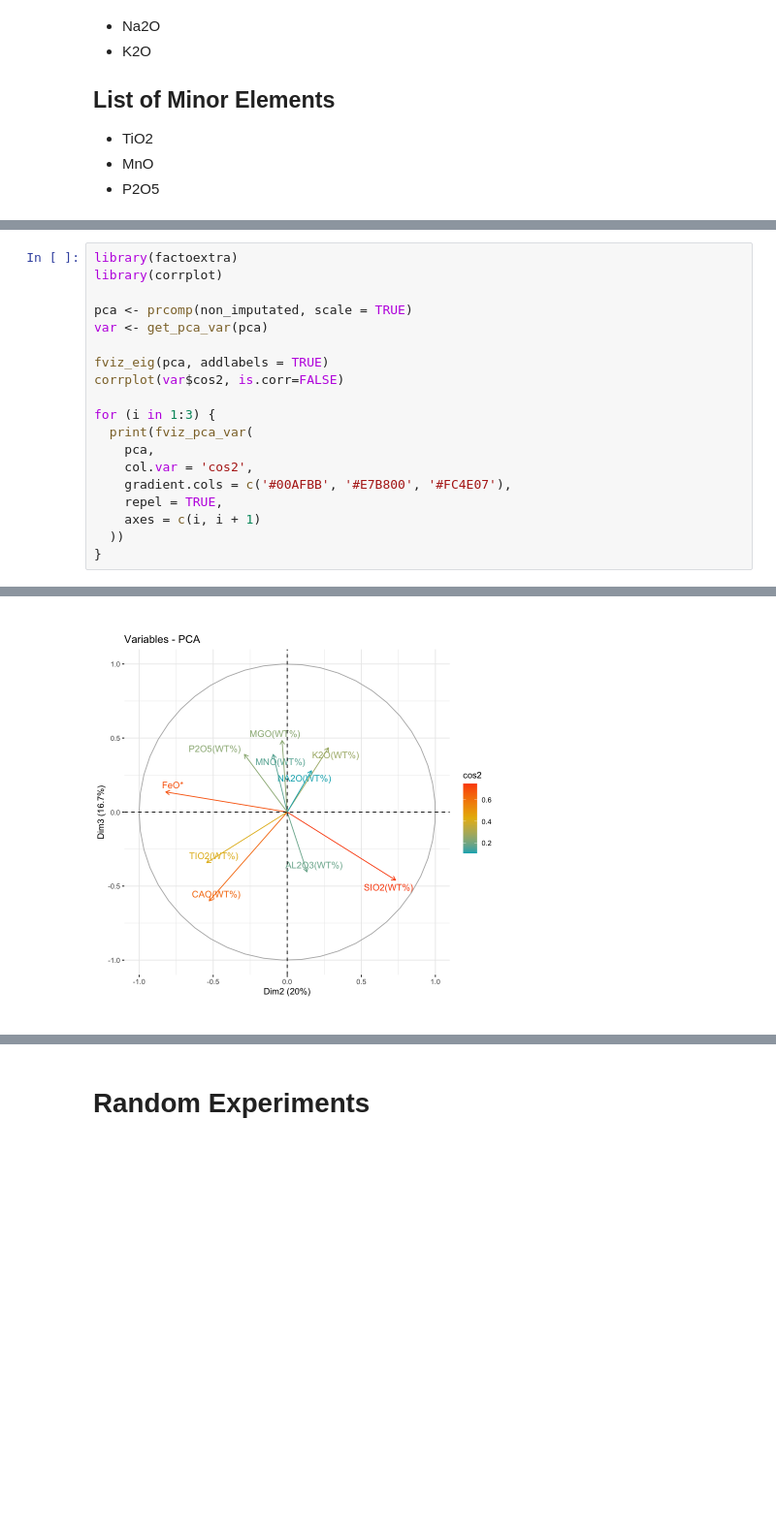
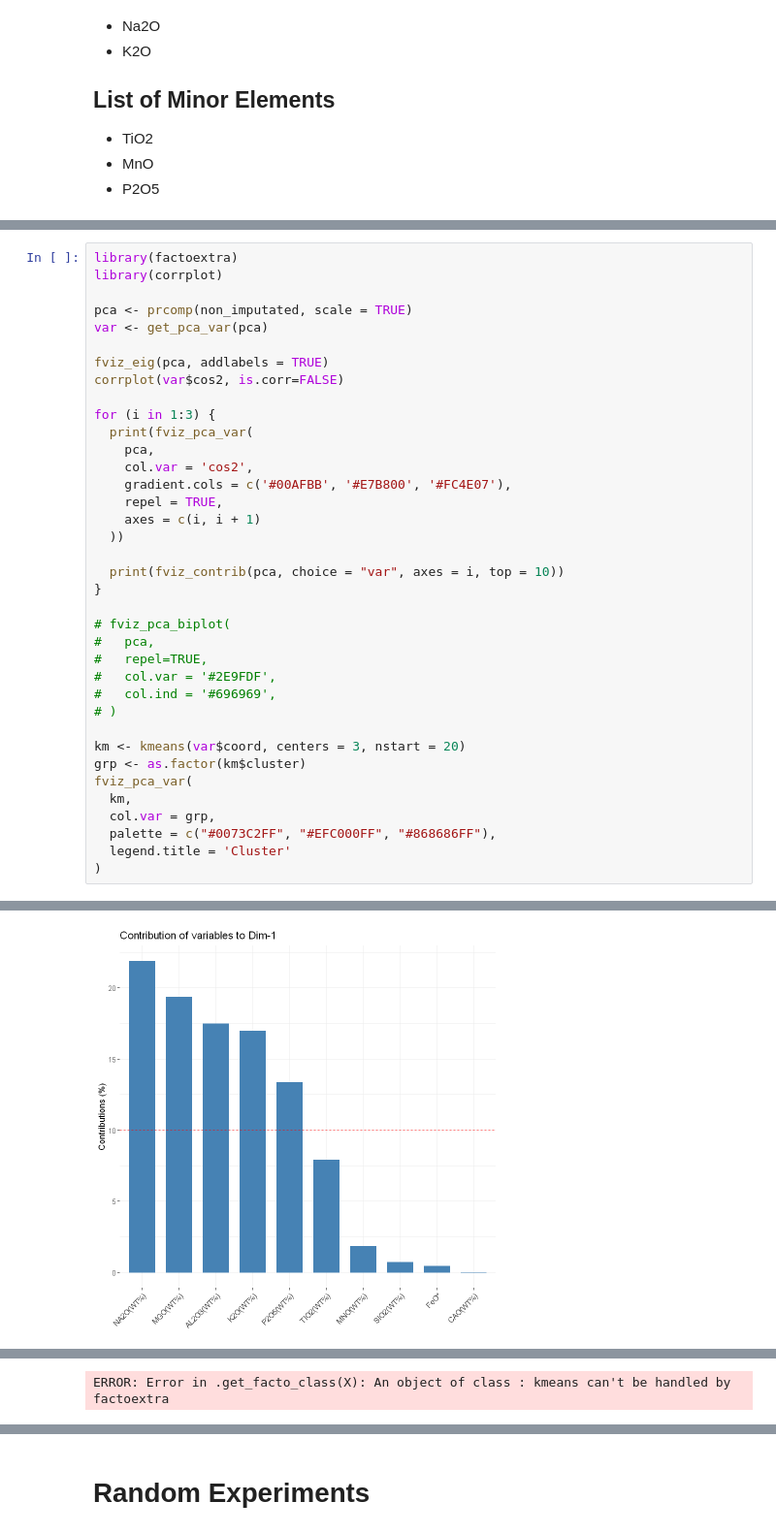
Before and after one commit to miromanestar/LomaGeology, a Jupyter notebook: src/pca.ipynb, the cells around one changed output, grey strips where cells are left out. Shown: that part at 97% size. Saved outputs shown, nothing was run; the diff lists cells and outputs as text; blank space fills up the shorter version.

Commit message:
Did some work on PCA clusters

```diff
--- a/src/pca.ipynb
+++ b/src/pca.ipynb
@@ -60,5 +69,23 @@ for (i in 1:3) {
     repel = TRUE,
     axes = c(i, i + 1)
   ))
+
+  print(fviz_contrib(pca, choice = "var", axes = i, top = 10))
 }
+
+# fviz_pca_biplot(
+#   pca,
+#   repel=TRUE,
+#   col.var = '#2E9FDF',
+#   col.ind = '#696969',
+# )
+
+km <- kmeans(var$coord, centers = 3, nstart = 20)
+grp <- as.factor(km$cluster)
+fviz_pca_var(
+  km,
+  col.var = grp,
+  palette = c("#0073C2FF", "#EFC000FF", "#868686FF"),
+  legend.title = 'Cluster'
+)
 # %% [output]
@@ -68 +95 @@ for (i in 1:3) {
-[figure, old version]
+[figure, new version]
@@ -69,0 +99 @@ for (i in 1:3) {
+ERROR: Error in .get_facto_class(X): An object of class : kmeans can't be handled by factoextra
```
Also changed, not shown: parts of 3 cells of this notebook.
